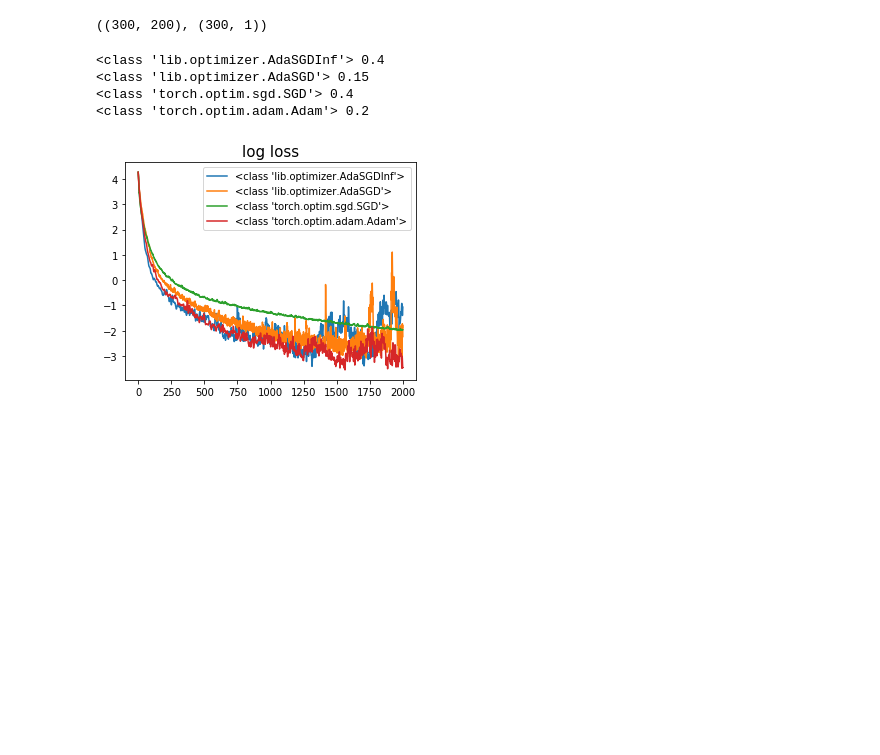
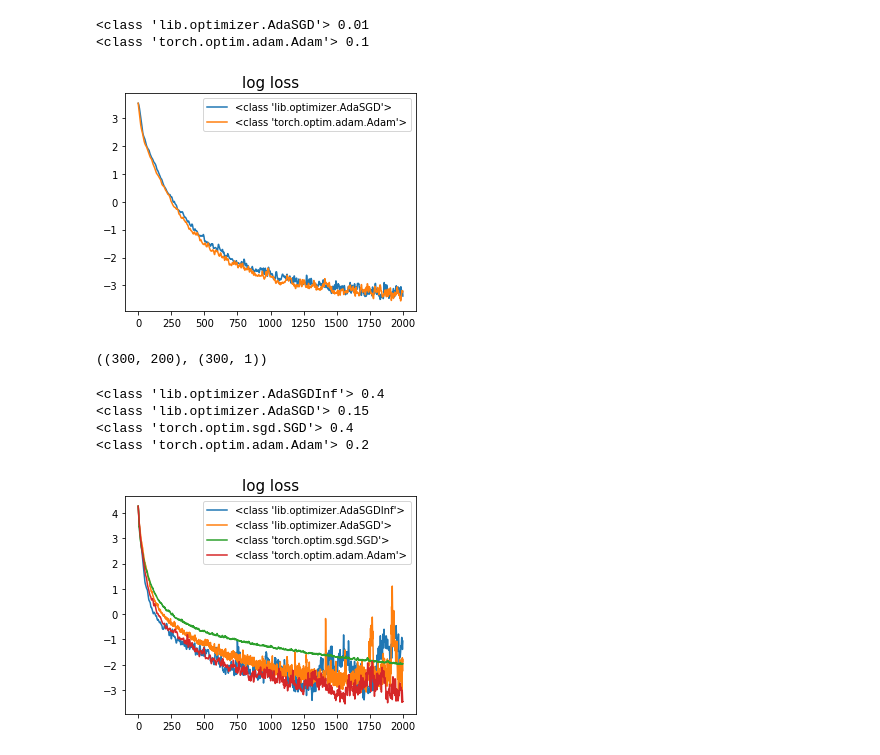
Before and after one commit to nathanwang000/MTL, a Jupyter notebook: clean_synthetic_data.ipynb, the cells around one changed output. Cells and saved outputs as stored; diff of their text form; code cells hidden in the pictures; blank space fills up the shorter version.

Commit message:
added clean data

```diff
--- a/clean_synthetic_data.ipynb
+++ b/clean_synthetic_data.ipynb
@@ -5,6 +5,44 @@ from scipy.stats import ortho_group
 import torch
 import matplotlib.pyplot as plt
 import lib.optimizer as optimizers
+# %%
+lambda_min = 0.001
+lambda_max = 100
+d = 100
+d_pad_zeros = 100 #100
+n = 300
+x0 = np.random.uniform(2, 10, d + d_pad_zeros)
+optimal = np.random.randn(d + d_pad_zeros)
+Q, U, Lambda, X, y = gen_OLS_data(n, d, lambda_min, lambda_max, logscale=True, d_pad_zeros=d_pad_zeros,
+                                  theta_star=optimal, noise=0)
+# Q, Lambda, X, y = gen_quadratic_data(n, d, lambda_min, lambda_max, logscale=True,
+#                                      theta_star=optimal)
+
+criteria, theta_star = gen_criteria(X, y)
+
+opt_path = OptPath(max_iter=2000, tol=1e-6)
+opt_lrs = [(optimizers.AdaSGD, 0.01), (torch.optim.Adam, 0.1)]
+for opt, lr in opt_lrs:
+    print(opt, lr)
+    if opt == torch.optim.Adam:
+        opt_path.get_path(criteria, x0, record=True, lr=lr, opt=opt)#, amsgrad=True)
+    else:
+        opt_path.get_path(criteria, x0, record=True, lr=lr, opt=opt, momentum=0.9)#, amsgrad=True)
+
+    plt.gcf().set_size_inches(24, 4)
+    plt.subplot(1,4,1)
+    plt.plot(np.log([criteria(torch.from_numpy(x).view(1, -1).float(),
+                              bs=len(X)).item() for x in opt_path.x_path]),
+             label=str(opt))
+    plt.title('log loss', fontsize=15)
+    #plt.show()
+
+plt.legend()
+plt.show()
+# %% [output]
+<class 'lib.optimizer.AdaSGD'> 0.01
+<class 'torch.optim.adam.Adam'> 0.1
+[figure, added]
 # %%
 lambda_min = 0.001
 lambda_max = 100
```
